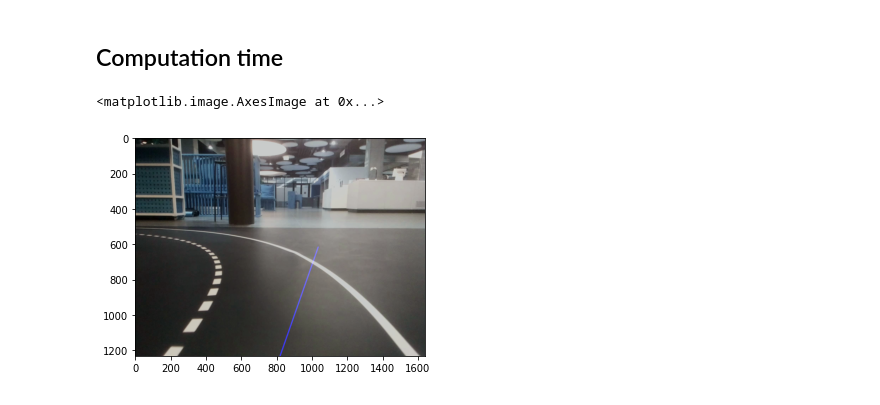
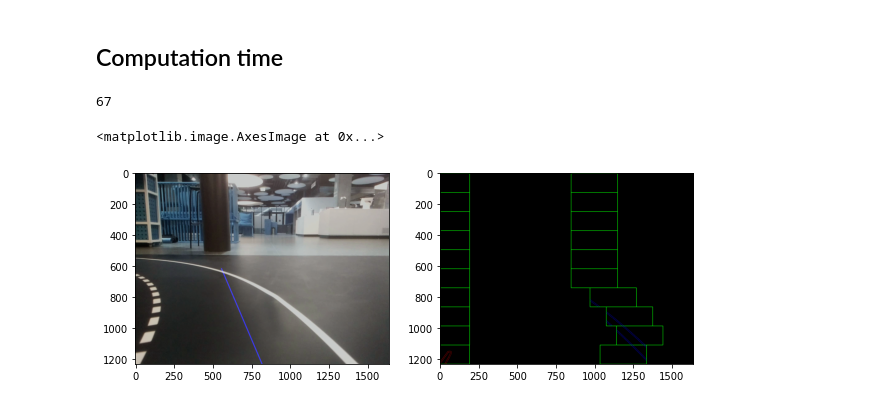
Before and after one commit to Kaushal1011/akatsuki_au_bfmc21, a Jupyter notebook: nbs/LaneKeep-final.ipynb, the cells around one changed output. Drawn from its saved outputs; the diff is of its cells as text; code cells hidden in the pictures.

Commit message:
fixed steering angle issue closes #7

```diff
--- a/nbs/LaneKeep-final.ipynb
+++ b/nbs/LaneKeep-final.ipynb
@@ -275,8 +275,8 @@ class LaneKeep:
         """Given processed image compute steering angle"""
         processed_img = self.preprocess_pipeline(img)
         hist, _, _ = plotHistogram(processed_img)
-        left_fit, right_fit, _, _, _ = slide_window_search(processed_img, hist)
-        return compute_steering_angle_lanelineslope(left_fit, right_fit, invert=False)
+        left_fit, right_fit, lx,rx, out_img = slide_window_search(processed_img, hist)
+        return compute_steering_angle_lanelineslope(left_fit, right_fit, invert=True), out_img
 
     def _make_points(self, img: np.ndarray, line: List[float]) -> List[List[int]]:
         """Get line points to draw line on given image.
@@ -310,14 +310,18 @@ print(time.time() - a)
 import time
 import tabulate
 # %%
-idx = 840
+idx = 853
 img = col_images[idx]
-lk = LaneKeep(use_perspective=False, computation_method="sliding_window")
+lk = LaneKeep(use_perspective=False, computation_method="hough")
 angle = lk(img)
-plt.imshow(display_heading_line(img, angle))
+fig, (ax1,ax2) = plt.subplots(1,2, figsize=(10,8))
+ax1.imshow(display_heading_line(img, angle))
+print(angle)
+ax2.imshow(out_img)
 # %% [output]
-<matplotlib.image.AxesImage at 0x...>
+67
+<matplotlib.image.AxesImage at 0x...>
-[figure, old version]
+[figure, new version]
 # %%
 lks = [
     ("normal-hough", LaneKeep(use_perspective=False, computation_method="hough")),
```
Also changed, not shown: parts of 5 cells of this notebook, 1 other file.
